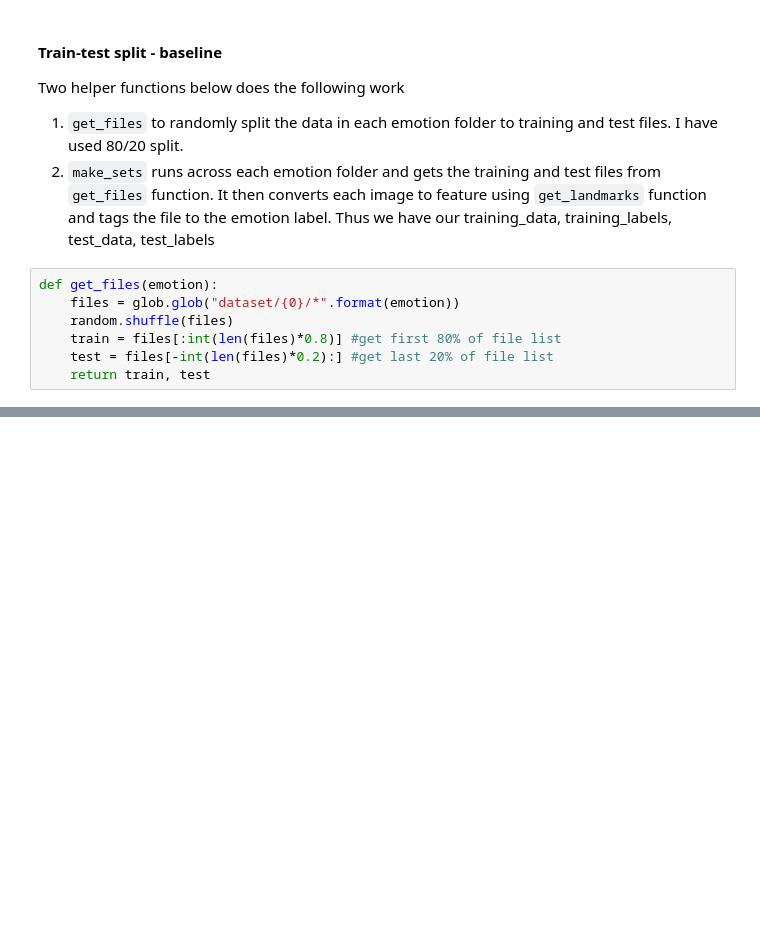
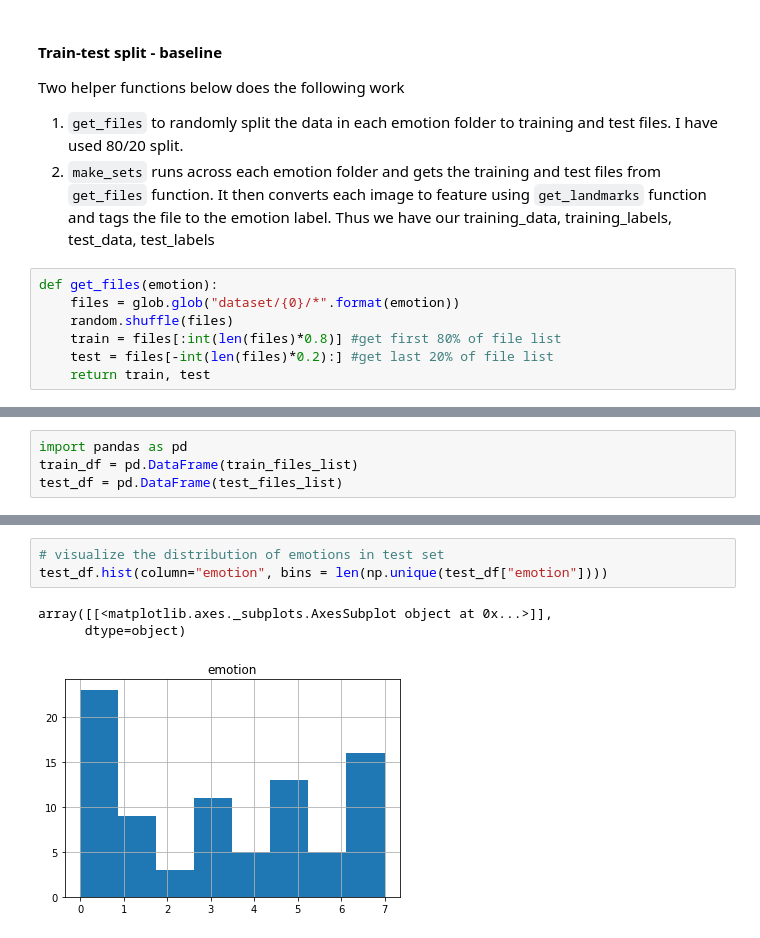
Before and after one commit to karthikBalasubramanian/FER, a Jupyter notebook: FER Capstone Implementation.ipynb, the cells around one changed output, grey strips where cells are left out. Cells and saved outputs as stored; diff of their text form; blank space fills up the shorter version.

```diff
--- a/FER Capstone Implementation.ipynb
+++ b/FER Capstone Implementation.ipynb
@@ -388,0 +487,4 @@ Mean accuracy score: 0.7976470588235294
+# %%
+import pandas as pd
+train_df = pd.DataFrame(train_files_list)
+test_df = pd.DataFrame(test_files_list)
@@ -388,0 +508,7 @@ Mean accuracy score: 0.7976470588235294
+# %%
+# visualize the distribution of emotions in test set
+test_df.hist(column="emotion", bins = len(np.unique(test_df["emotion"])))
+# %% [output]
+array([[<matplotlib.axes._subplots.AxesSubplot object at 0x...>]],
+      dtype=object)
+[figure, added]
```
Also changed, not shown: parts of 17 cells of this notebook.
